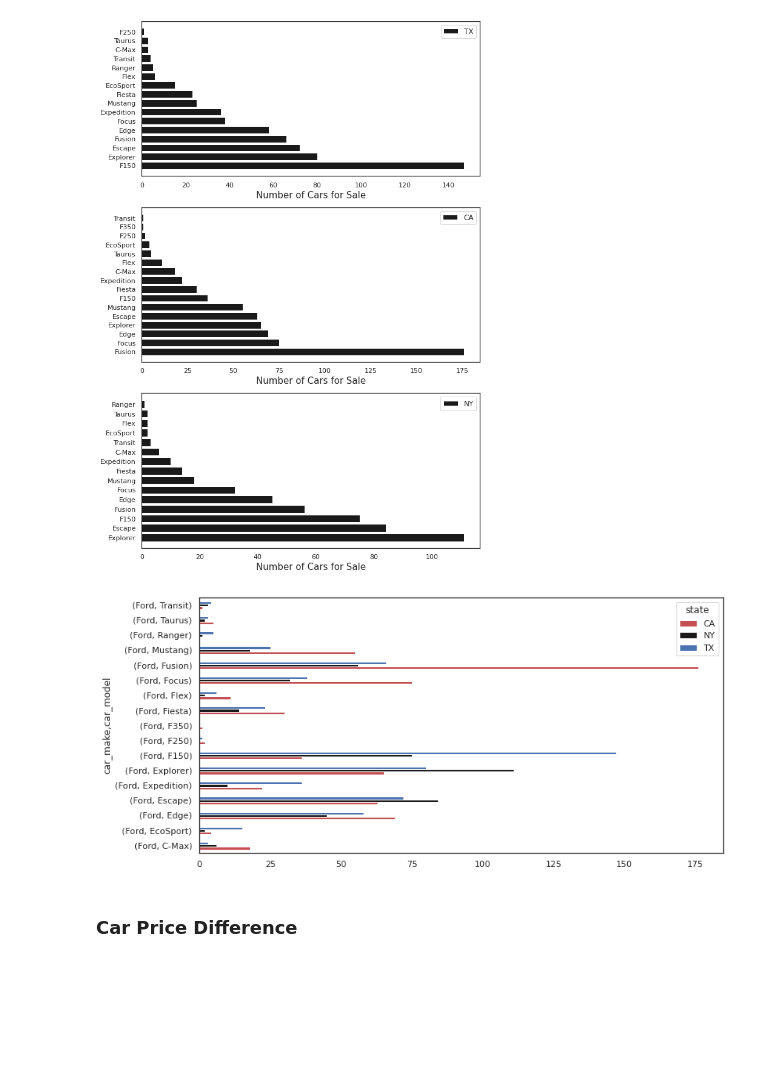
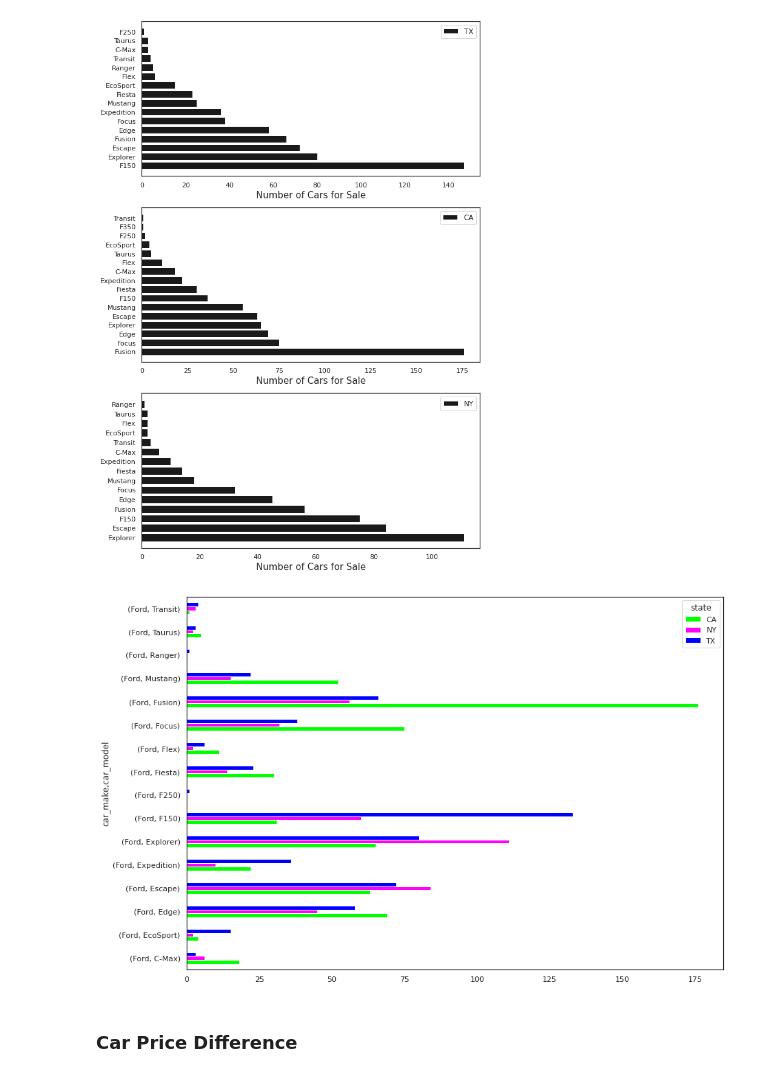
Before and after one commit to aabouie/CapStone1, a Jupyter notebook: EDA.ipynb, the cells around one changed output. Saved outputs shown, nothing was run; the diff lists cells and outputs as text; code cells hidden in the pictures; blank space fills up the shorter version.

```diff
--- a/EDA.ipynb
+++ b/EDA.ipynb
@@ -109,7 +109,7 @@ df['depreciation_percent'].hist(grid=False,color='k',bins=20);
 [figure]
 # %%
 # Removing the data with depreciation less than -10
-df = df[df['depreciation_percent']>-10]
+df = df[df['depreciation_percent']>-1]
 ax = df['depreciation_percent'].hist(grid=False,color='k',bins=20,edgecolor="k",alpha=0.6);
 ax.set_title('Histogram of Car Depreciation Rate',size=15)
 ax.set_xlabel('Car Depreciation',size=15)
@@ -256,9 +352,9 @@ axs[2].legend(prop={'size': 12});
 #             square=True, linewidths=.5, cbar_kws={"shrink": .5});
 # %%
 df2=df[df.car_make=='Ford']
-df2.groupby(['state','car_make']).car_model.value_counts().unstack('state').plot.barh(figsize=(12,6),color=['r','k','b']);
+df2.groupby(['state','car_make']).car_model.value_counts().unstack('state').plot.barh(figsize=(14,10),color=['lime','magenta','blue']);
 # %% [output]
-[figure, old version]
+[figure, new version]
 # %%
 #df[(df.state=='TX')&(df.car_model=='Explorer')].car_model_year.value_counts()
 # %%
```
Also changed, not shown: parts of 19 cells of this notebook.
